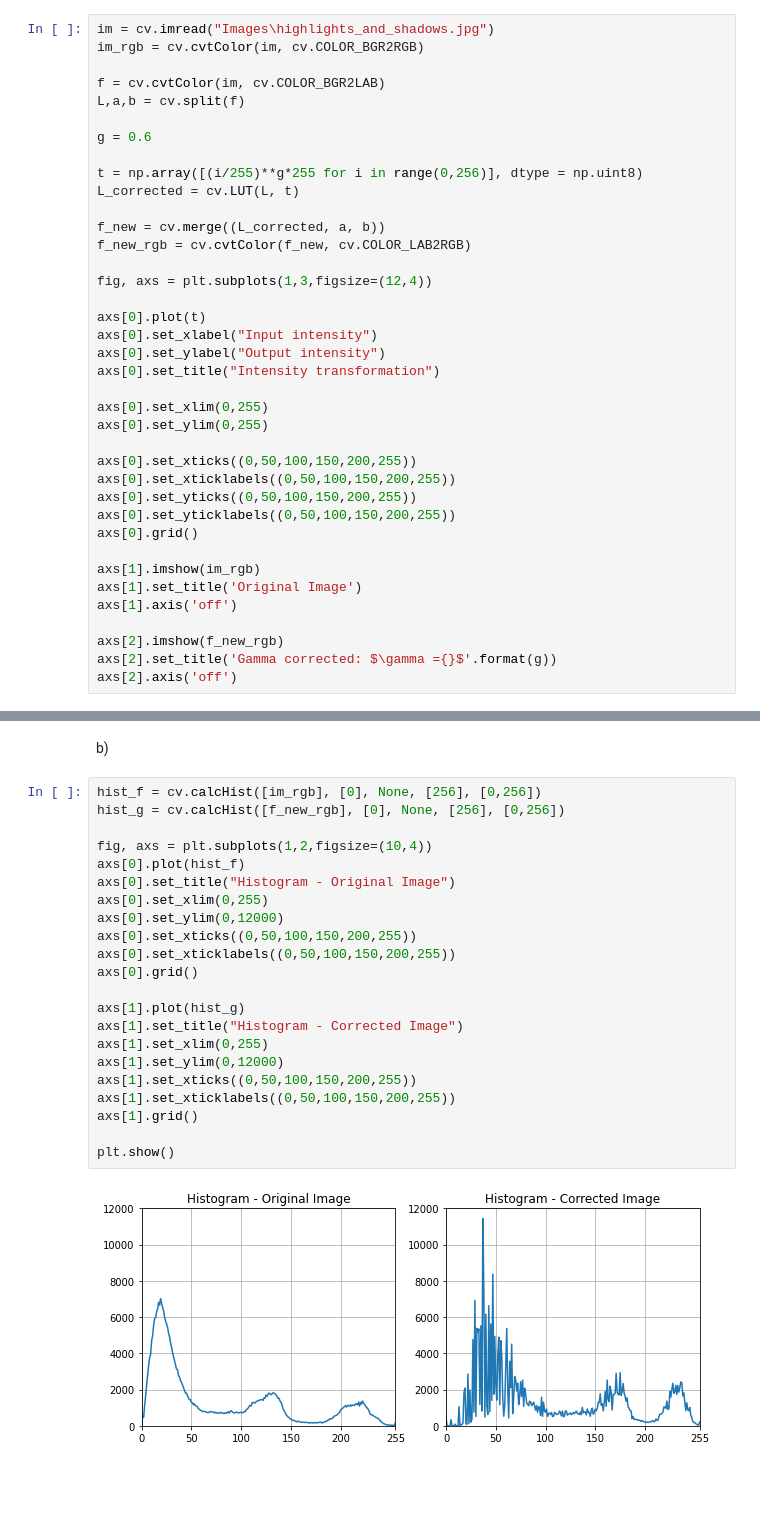
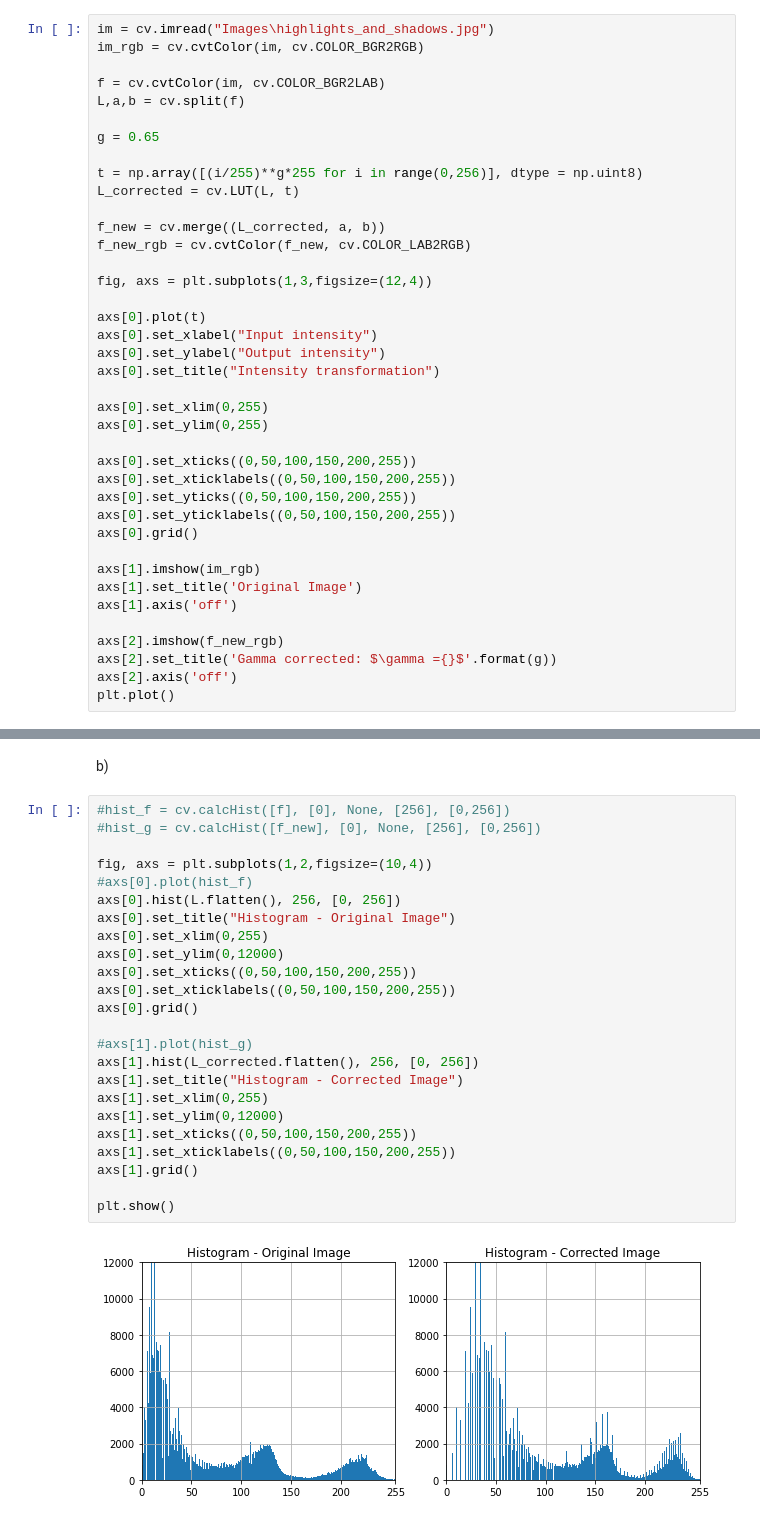
Before and after one commit to chira99/image-processing-opencv-python, a Jupyter notebook: Assignment 01/Code.ipynb, the cells around one changed output, grey strips where cells are left out. Saved outputs shown, nothing was run; the diff lists cells and outputs as text; blank space fills up the shorter version.

```diff
--- a/Assignment 01/Code.ipynb
+++ b/Assignment 01/Code.ipynb
@@ -196,7 +207,7 @@ im_rgb = cv.cvtColor(im, cv.COLOR_BGR2RGB)
 f = cv.cvtColor(im, cv.COLOR_BGR2LAB)
 L,a,b = cv.split(f)
 
-g = 0.6
+g = 0.65
 
 t = np.array([(i/255)**g*255 for i in range(0,256)], dtype = np.uint8)
 L_corrected = cv.LUT(L, t)
@@ -227,4 +238,5 @@ axs[1].axis('off')
 axs[2].imshow(f_new_rgb)
 axs[2].set_title('Gamma corrected: $\gamma ={}$'.format(g))
 axs[2].axis('off')
+plt.plot()
 # %% [output]
@@ -233,26 +245,28 @@ axs[2].axis('off')
 # %% [markdown]
 b)
 # %%
-hist_f = cv.calcHist([im_rgb], [0], None, [256], [0,256])
-hist_g = cv.calcHist([f_new_rgb], [0], None, [256], [0,256])
+#hist_f = cv.calcHist([f], [0], None, [256], [0,256])
+#hist_g = cv.calcHist([f_new], [0], None, [256], [0,256])
 
 fig, axs = plt.subplots(1,2,figsize=(10,4))
-axs[0].plot(hist_f)
+#axs[0].plot(hist_f)
+axs[0].hist(L.flatten(), 256, [0, 256])
 axs[0].set_title("Histogram - Original Image")
 axs[0].set_xlim(0,255)
 axs[0].set_ylim(0,12000)
 axs[0].set_xticks((0,50,100,150,200,255))
 axs[0].set_xticklabels((0,50,100,150,200,255))
 axs[0].grid()
 
-axs[1].plot(hist_g)
+#axs[1].plot(hist_g)
+axs[1].hist(L_corrected.flatten(), 256, [0, 256])
 axs[1].set_title("Histogram - Corrected Image")
 axs[1].set_xlim(0,255)
 axs[1].set_ylim(0,12000)
 axs[1].set_xticks((0,50,100,150,200,255))
 axs[1].set_xticklabels((0,50,100,150,200,255))
 axs[1].grid()
 
 plt.show()
 # %% [output]
-[figure, old version]
+[figure, new version]
```
Also changed, not shown: parts of 2 cells of this notebook, 13 other files.
